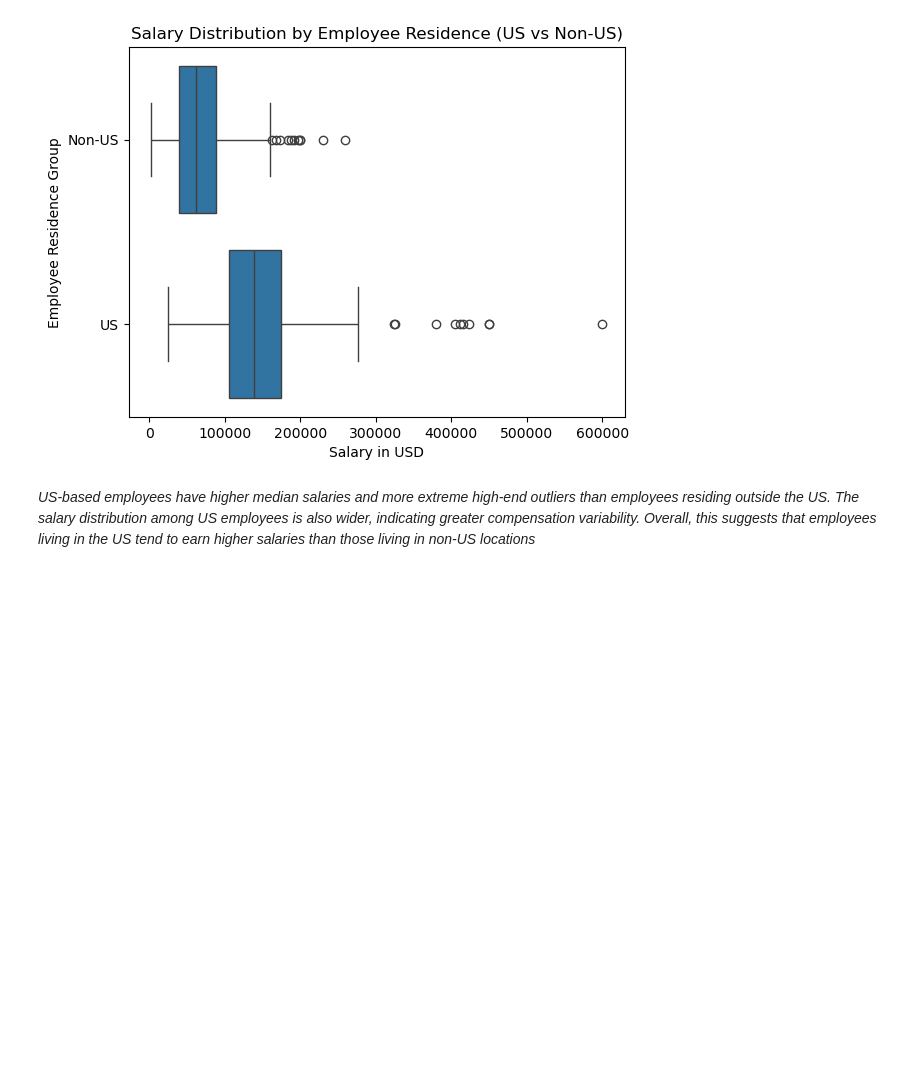
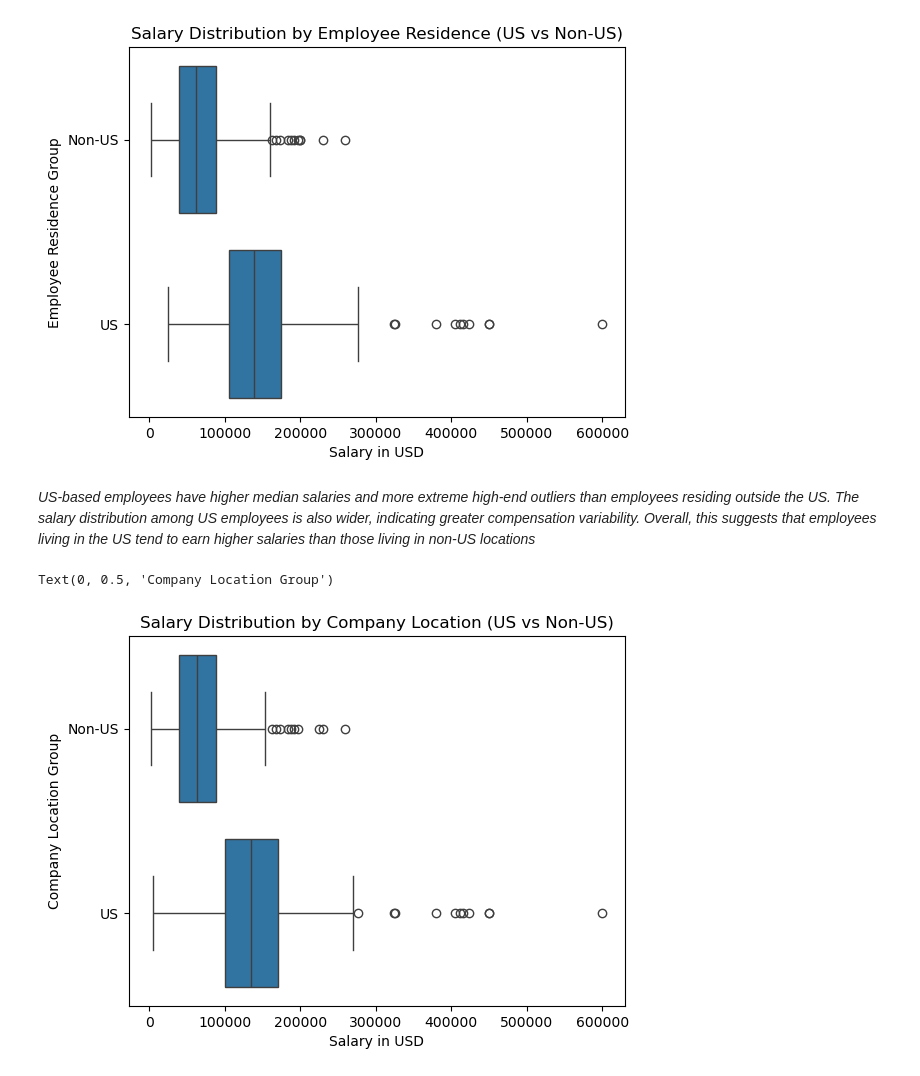
Before and after one commit to Evebarr20/DSE5002_Project1, a Jupyter notebook: Project_01.ipynb, the cells around one changed output. Saved outputs shown, nothing was run; the diff lists cells and outputs as text; code cells hidden in the pictures; blank space fills up the shorter version.

Commit message:
Create plot 7

```diff
--- a/Project_01.ipynb
+++ b/Project_01.ipynb
@@ -446,3 +446,23 @@ Text(0, 0.5, 'Employee Residence Group')
 [figure]
 # %% [markdown]
 *US-based employees have higher median salaries and more extreme high-end outliers than employees residing outside the US. The salary distribution among US employees is also wider, indicating greater compensation variability. Overall, this suggests that employees living in the US tend to earn higher salaries than those living in non-US locations*
+# %%
+# Barplot to show Salary USD, company_location
+# separate US salaries and NonUS Salaries
+cloc_df = ds_df.copy()
+
+cloc_df["location_group"] = np.where(
+    loc_df["company_location"] == "US",
+    "US",
+    "Non-US"
+)
+
+#boxplot us vs non_us company location
+
+sns.boxplot(data=cloc_df, x="salary_in_usd", y="location_group")
+plt.title("Salary Distribution by Company Location (US vs Non-US)")
+plt.xlabel("Salary in USD")
+plt.ylabel("Company Location Group")
+# %% [output]
+Text(0, 0.5, 'Company Location Group')
+[figure, added]
```
Also changed, not shown: parts of 1 cell of this notebook.
